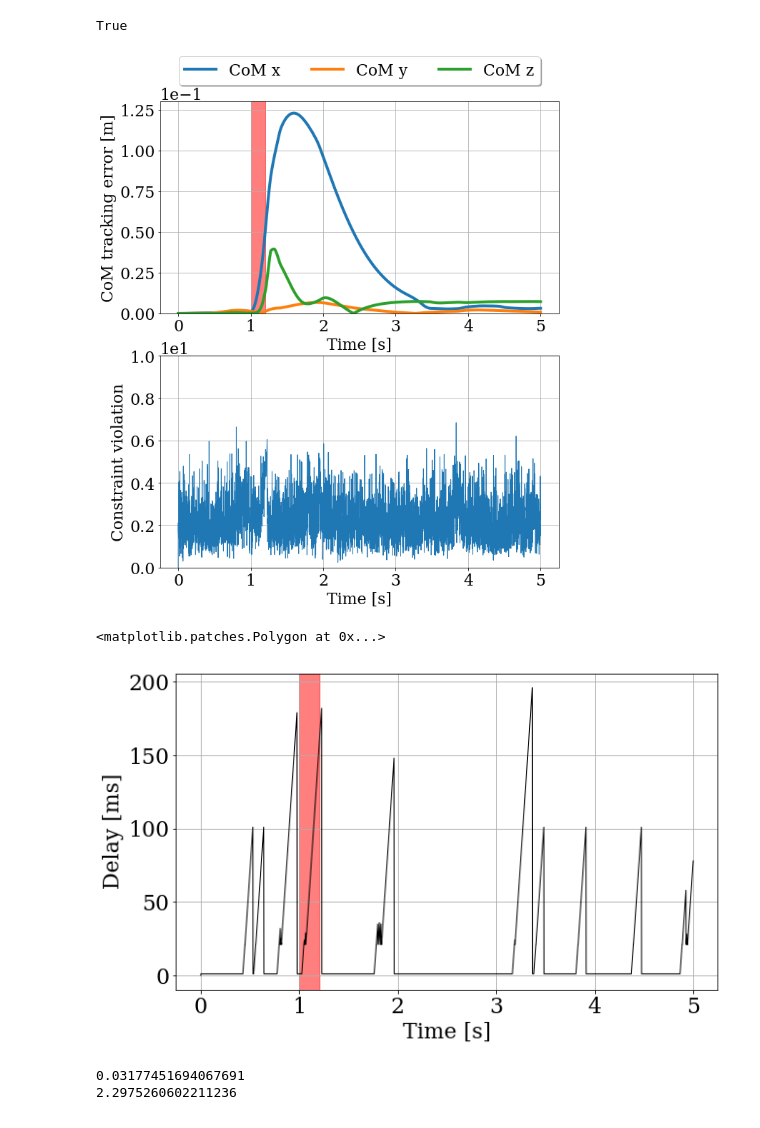
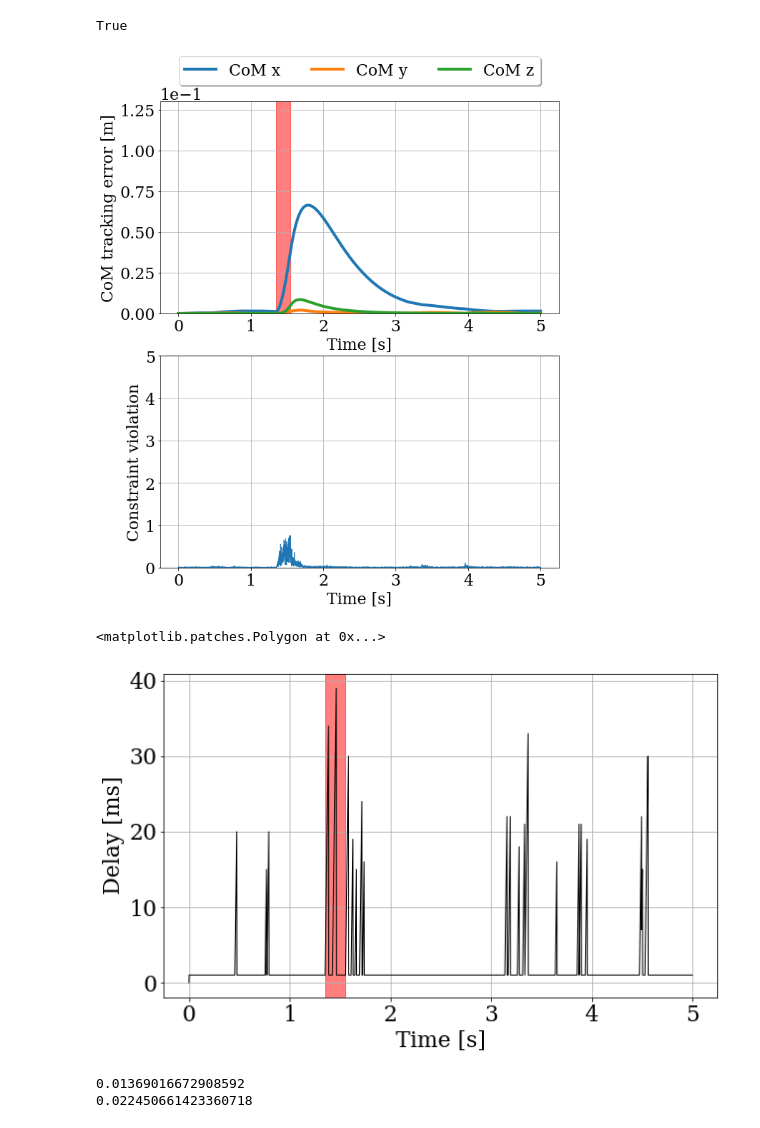
Before and after one commit to huaijiangzhu/delay_robust_invdyn, a Jupyter notebook: notebooks/balance.ipynb, the cells around one changed output. Drawn from its saved outputs; the diff is of its cells as text; code cells hidden in the pictures.

```diff
--- a/notebooks/balance.ipynb
+++ b/notebooks/balance.ipynb
@@ -40,16 +40,16 @@ np.set_printoptions(precision=3, linewidth=200, suppress=True)
 # %%
 BMODE = p.DIRECT
 LOGGING = False
-LOCAL = False
+LOCAL = True
 
 N_SIMULATION = 5000
 
-DELAY = 90
+DELAY = 30
 NS3 = True
-SCENARIO = 'factory'
+SCENARIO = 'building'
 DELAY_START = 0
 
-IMPACT_START = 1000
+IMPACT_START = 1350
 IMPACT_DURATION = 200
 IMPACT_FORCE = [100, 0, 0]
 # %%
@@ -105,6 +105,9 @@ w_forceRef = 1e-5               # weight of force regularization task
 kp_contact = 10.0               # proportional gain of contact constraint
 kp_com = 10.0                   # proportional gain of center of mass task
 kp_posture = 30.0               # proportional gain of joint posture task
+
+sigma_q = 1e-2
+sigma_v = 1e-2
 # %% [output]
 ############################################################
 ############# Test Task Space Inverse Dynamics #############
@@ -220,10 +223,10 @@ for i in range(0, N_SIMULATION):
     samplePosture = trajPosture.computeNext()
     postureTask.setReference(samplePosture)
 
-    noise_q = 1e-2 * np.matrix(np.random.randn(q.shape[0])).T
+    noise_q = sigma_q * np.matrix(np.random.randn(q.shape[0])).T
     noise_q[:7] = 0
 
-    noise_v = 1e-1 * np.matrix(np.random.randn(v.shape[0])).T
+    noise_v = sigma_v * np.matrix(np.random.randn(v.shape[0])).T
     noise_v[:6] = 0
 
     HQPData = invdyn.computeProblemData(t, q+noise_q, v+noise_v)
@@ -304,36 +307,36 @@ if LOGGING:
 # %%
 fig, ax = plt.subplots(2, figsize=(10, 12))
 time = np.arange(0.0, N_SIMULATION*dt, dt)
 axes = ['x', 'y', 'z']
 for i in range(3):
     err = np.abs([data.com.pos[i,0]-data.com.pos_ref[i,0] for data in LOG])
     ax[0].plot(time, err, lw=4, label='CoM '+axes[i])
 
 ax[0].axvspan(IMPACT_START/1000.0, (IMPACT_START+IMPACT_DURATION)/1000.0 , alpha=0.5, color='red')
 ax[0].grid()
 ax[0].set_xlabel('Time [s]')
 ax[0].set_ylabel('CoM tracking error' + ' [m]' )
 _ = ax[0].legend(loc='upper center', bbox_to_anchor=(0.5, 1.25),
              ncol=3, fancybox=True, shadow=True)
 ax[0].ticklabel_format(style='sci', axis='y', scilimits=(0, 0))
 ax[0].set_ylim([0, 0.13])
 
 slack = [data.slack[1, 0] for data in LOG]
 ax[1].plot(time, slack, lw=1)
 ax[1].grid()
 ax[1].set_xlabel('Time [s]')
 ax[1].set_ylabel('Constraint violation' )
-ax[1].ticklabel_format(style='sci', axis='y', scilimits=(0,0))
-ax[1].set_ylim([0, 10])
+# ax[1].ticklabel_format(style='sci', axis='y', scilimits=(0,0))
+ax[1].set_ylim([0, 5])
 
 file_name = 'err_'
 if NS3:
     file_name += SCENARIO
 if LOCAL:
     file_name += '_local'
 fig.savefig(file_name + '.png', bbox_inches='tight')
 # %% [output]
-[figure, old version]
+[figure, new version]
 # %%
 fig, ax = plt.subplots(1, figsize=(10, 6))
 time = np.arange(0.0, N_SIMULATION*dt, dt)
@@ -346,11 +349,11 @@ ax.set_ylabel('Delay [ms]' )
 ax.axvspan(IMPACT_START/1000.0, (IMPACT_START+IMPACT_DURATION)/1000.0 , alpha=0.5, color='red')
 # %% [output]
 <matplotlib.patches.Polygon at 0x...>
-[figure, old version]
+[figure, new version]
 # %%
 com_err = [np.linalg.norm(data.com.pos-data.com.pos_ref) for data in LOG]
 print np.mean(com_err)
 print np.mean(slack)
 # %% [output]
-0.03177451694067691
-2.2975260602211236
+0.01369016672908592
+0.022450661423360718
```
Also changed, not shown: 2 other files.
